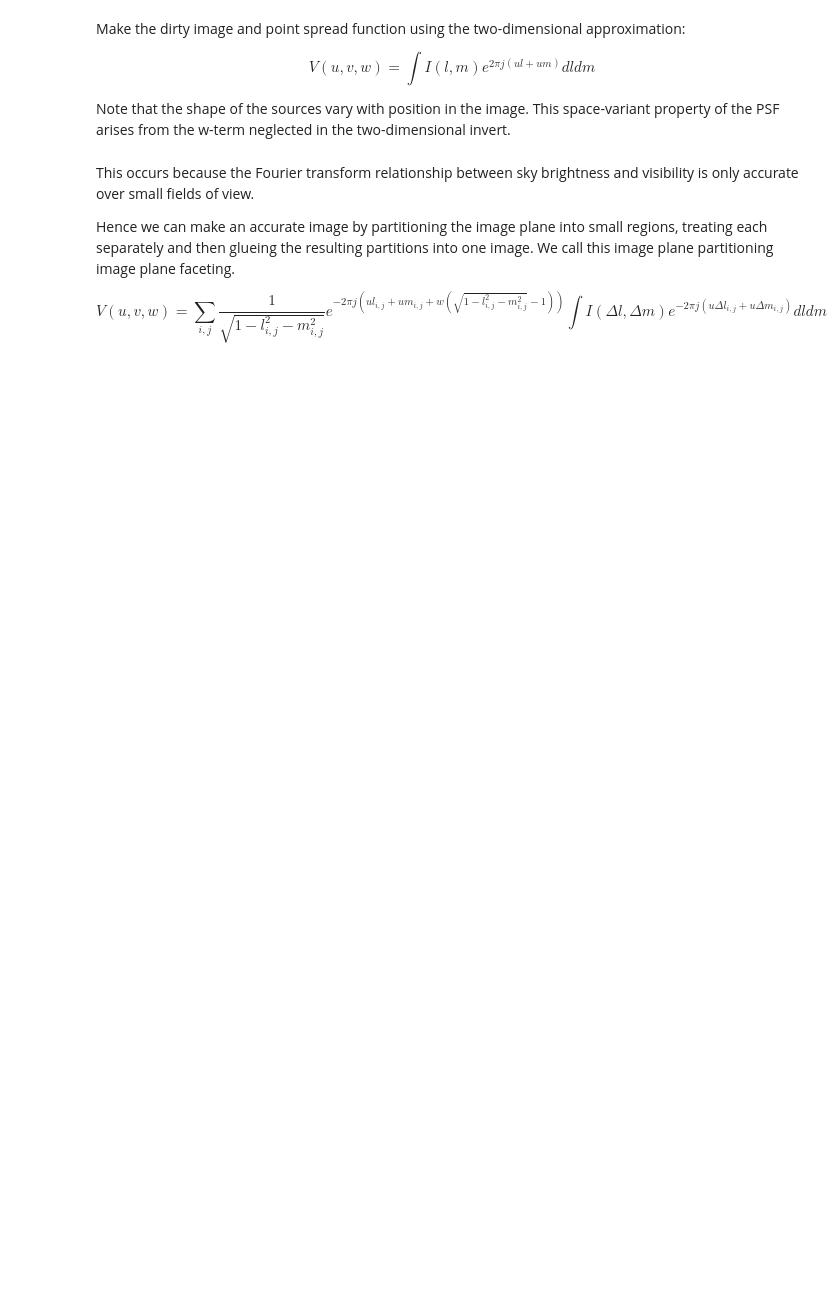
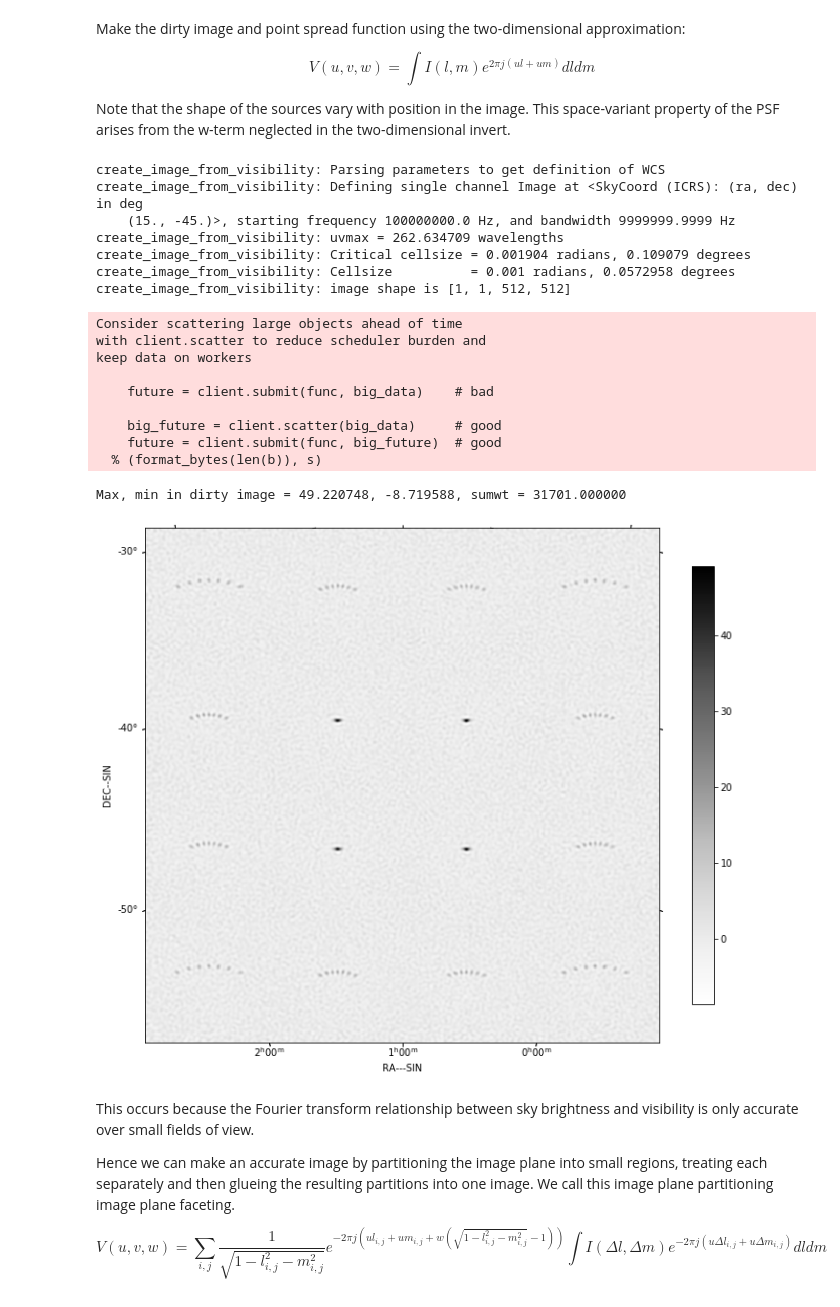
Before and after one commit to SKA-ScienceDataProcessor/rascil, a Jupyter notebook: examples/notebooks/imaging-wterm_rsexecute.ipynb, the cells around one changed output. Saved outputs shown, nothing was run; the diff lists cells and outputs as text; code cells hidden in the pictures; blank space fills up the shorter version.

```diff
--- a/examples/notebooks/imaging-wterm_rsexecute.ipynb
+++ b/examples/notebooks/imaging-wterm_rsexecute.ipynb
@@ -141,4 +174,6 @@ for iy in centers:
         comp = create_skycomponent(flux=flux, frequency=frequency, direction=sc,
                                    polarisation_frame=PolarisationFrame("stokesI"))
         comps.append(comp)
-dft_skycomponent_visibility(vt, comps)
+vt = dft_skycomponent_visibility(vt, comps)
+
+vt_original = copy_visibility(vt)
@@ -151,17 +204,36 @@ Note that the shape of the sources vary with position in the image. This space-v
 # %%
 dirty = create_image_from_visibility(vt, npixel=512, cellsize=0.001,
                                      polarisation_frame=PolarisationFrame("stokesI"))
 vt = weight_visibility(vt, dirty)
-
+vt_original = copy_visibility(vt)
 future = invert_list_rsexecute_workflow([vt], [dirty], context='2d')
 dirty, sumwt = rsexecute.compute(future, sync=True)[0]
 
 if doplot:
     show_image(dirty)
 
 print("Max, min in dirty image = %.6f, %.6f, sumwt = %f" % (dirty.data.max(), dirty.data.min(), sumwt))
 
 export_image_to_fits(dirty, '%s/imaging-wterm_dirty.fits' % (results_dir))
+# %% [output]
+create_image_from_visibility: Parsing parameters to get definition of WCS
+create_image_from_visibility: Defining single channel Image at <SkyCoord (ICRS): (ra, dec) in deg
+    (15., -45.)>, starting frequency 100000000.0 Hz, and bandwidth 9999999.9999 Hz
+create_image_from_visibility: uvmax = 262.634709 wavelengths
+create_image_from_visibility: Critical cellsize = 0.001904 radians, 0.109079 degrees
+create_image_from_visibility: Cellsize          = 0.001 radians, 0.0572958 degrees
+create_image_from_visibility: image shape is [1, 1, 512, 512]
+Consider scattering large objects ahead of time
+with client.scatter to reduce scheduler burden and
+keep data on workers
+
+    future = client.submit(func, big_data)    # bad
+
+    big_future = client.scatter(big_data)     # good
+    future = client.submit(func, big_future)  # good
+  % (format_bytes(len(b)), s)
+Max, min in dirty image = 49.220748, -8.719588, sumwt = 31701.000000
+[figure, added]
 # %% [markdown]
 This occurs because the Fourier transform relationship between sky brightness and visibility is only accurate over small fields of view.
 
```
Also changed, not shown: parts of 17 cells of this notebook, 10 other files.
